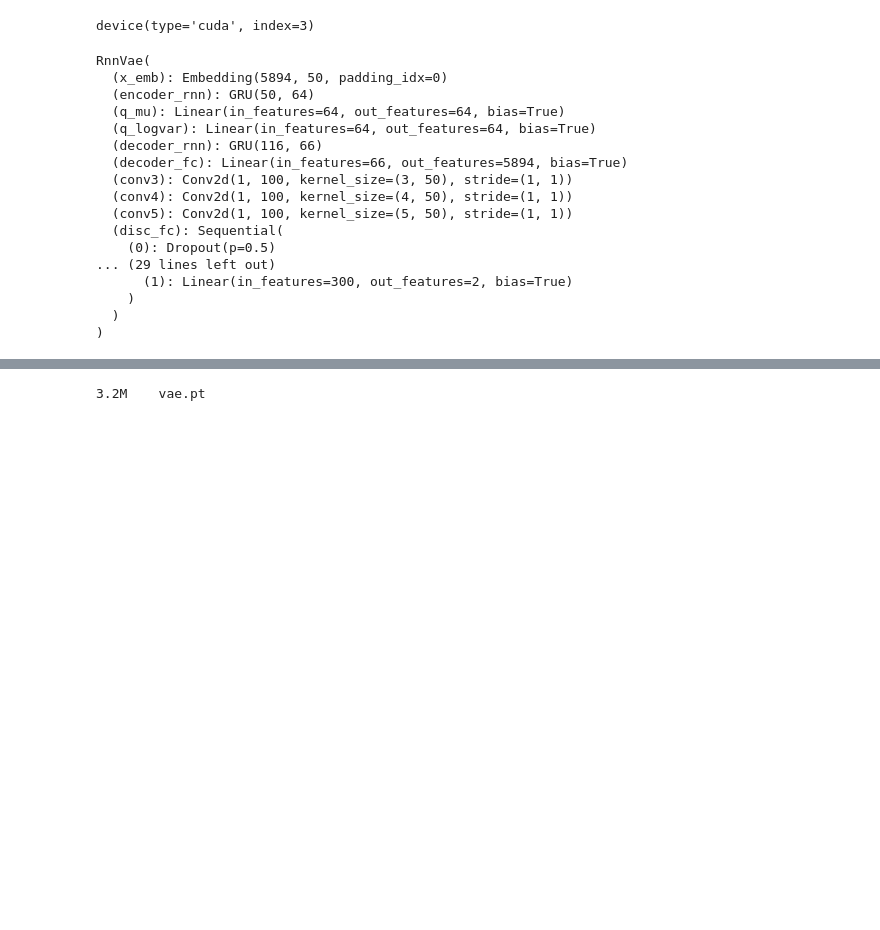
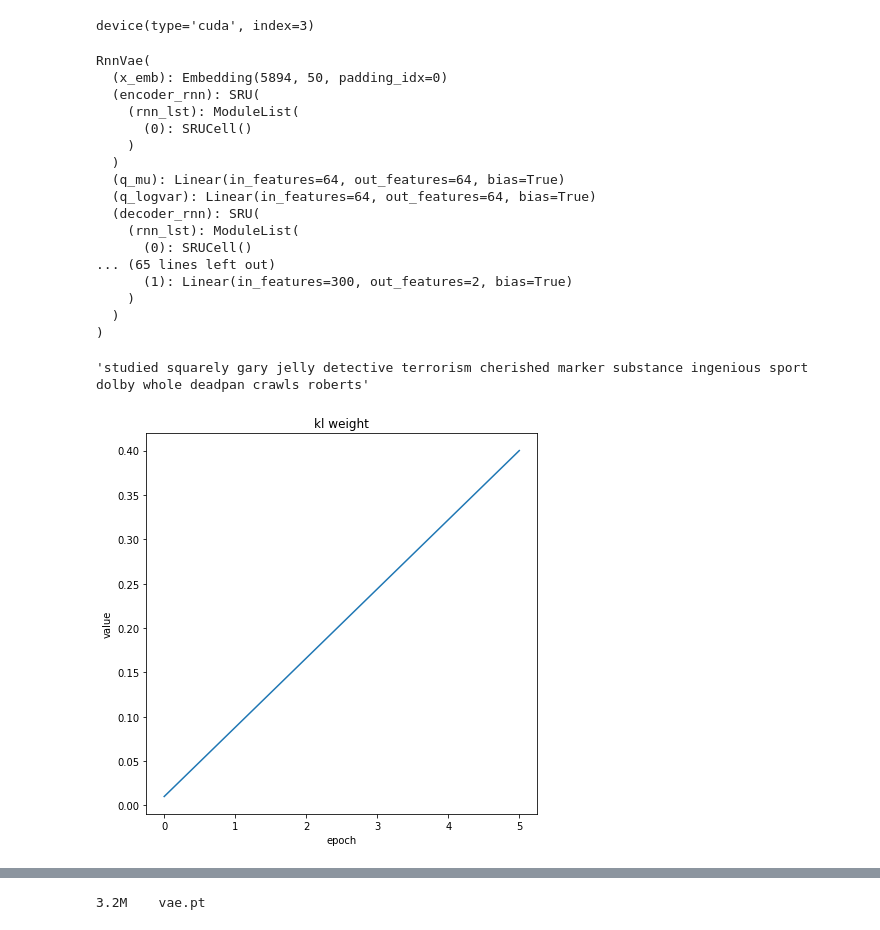
Before and after one commit to stasbel/task-gen, a Jupyter notebook: text_vae.ipynb, the cells around one changed output, grey strips where cells are left out. Cells and saved outputs as stored; diff of their text form; code cells hidden in the pictures; blank space fills up the shorter version.

```diff
--- a/text_vae.ipynb
+++ b/text_vae.ipynb
@@ -84,28 +105,32 @@ device(type='cuda', index=3)
 # %%
 corpus = SSTCorpus(**args.model, n_batch=args.train.n_batch, device=device)
 # %%
-model = RnnVae(**args.model, x_vocab=corpus.vocab('x')).to(device)
-# args, model = torch.load(path.save)
-# model.encoder_rnn.flatten_parameters()
-# model.decoder_rnn.flatten_parameters()
+model = RnnVae(
+    **args.model,
+    x_vocab=corpus.vocab('x')
+).to(device)
 model
 # %% [output]
 RnnVae(
   (x_emb): Embedding(5894, 50, padding_idx=0)
-  (encoder_rnn): GRU(50, 64)
+  (encoder_rnn): SRU(
+    (rnn_lst): ModuleList(
+      (0): SRUCell()
+    )
+  )
   (q_mu): Linear(in_features=64, out_features=64, bias=True)
   (q_logvar): Linear(in_features=64, out_features=64, bias=True)
-  (decoder_rnn): GRU(116, 66)
-  (decoder_fc): Linear(in_features=66, out_features=5894, bias=True)
-  (conv3): Conv2d(1, 100, kernel_size=(3, 50), stride=(1, 1))
-  (conv4): Conv2d(1, 100, kernel_size=(4, 50), stride=(1, 1))
-  (conv5): Conv2d(1, 100, kernel_size=(5, 50), stride=(1, 1))
-  (disc_fc): Sequential(
-    (0): Dropout(p=0.5)
-... (29 lines left out)
+  (decoder_rnn): SRU(
+    (rnn_lst): ModuleList(
+      (0): SRUCell()
+... (65 lines left out)
       (1): Linear(in_features=300, out_features=2, bias=True)
     )
   )
 )
+# %%
+corpus.reverse(model.sample_sentence(1)[-1])[0]  # sanity check
+# %% [output]
+'studied squarely gary jelly detective terrorism cherished marker substance ingenious sport dolby whole deadpan crawls roberts'
 # %%
 evaluator = Evaluator(corpus)
@@ -126,2 +137,15 @@ class JointLossWithKLAnnealer:
+# %%
+n_epoch = sum(args.train.lr.scheduler.n_period * (args.train.lr.scheduler.n_mult ** i)
+              for i in range(args.train.lr.scheduler.n_r))
+kl_annealer = KLAnnealer(**args.train.kl, n_epoch=n_epoch)
+xs = np.linspace(0, n_epoch, num=n_epoch + 1)
+ts = np.array([kl_annealer(i) for i in xs])
+plt.figure(figsize=(7, 7))
+plt.ylabel('value')
+plt.xlabel('epoch')
+plt.title('kl weight')
+plt.plot(xs, ts);
+# %% [output]
+[figure, added]
 # %%
 get_params = lambda: (p for p in model.vae.parameters() if p.requires_grad)
```
Also changed, not shown: parts of 15 cells of this notebook, 6 other files.
